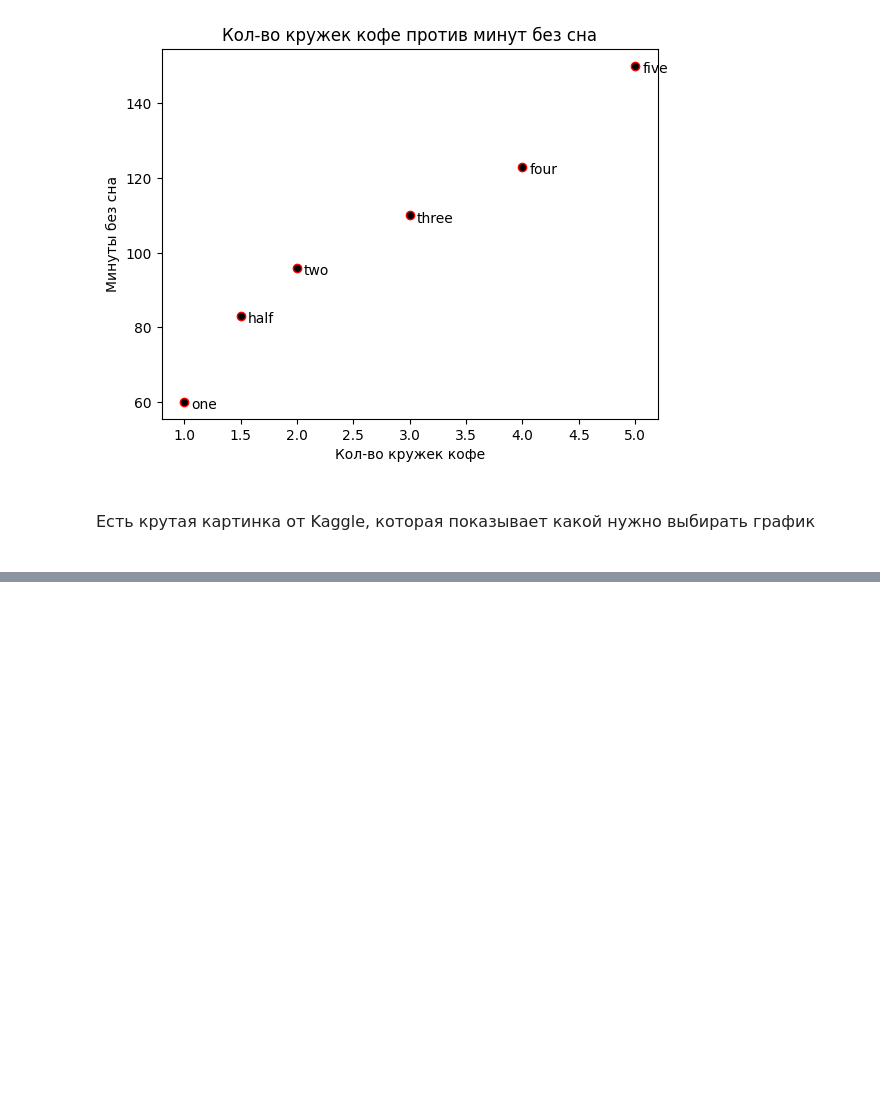
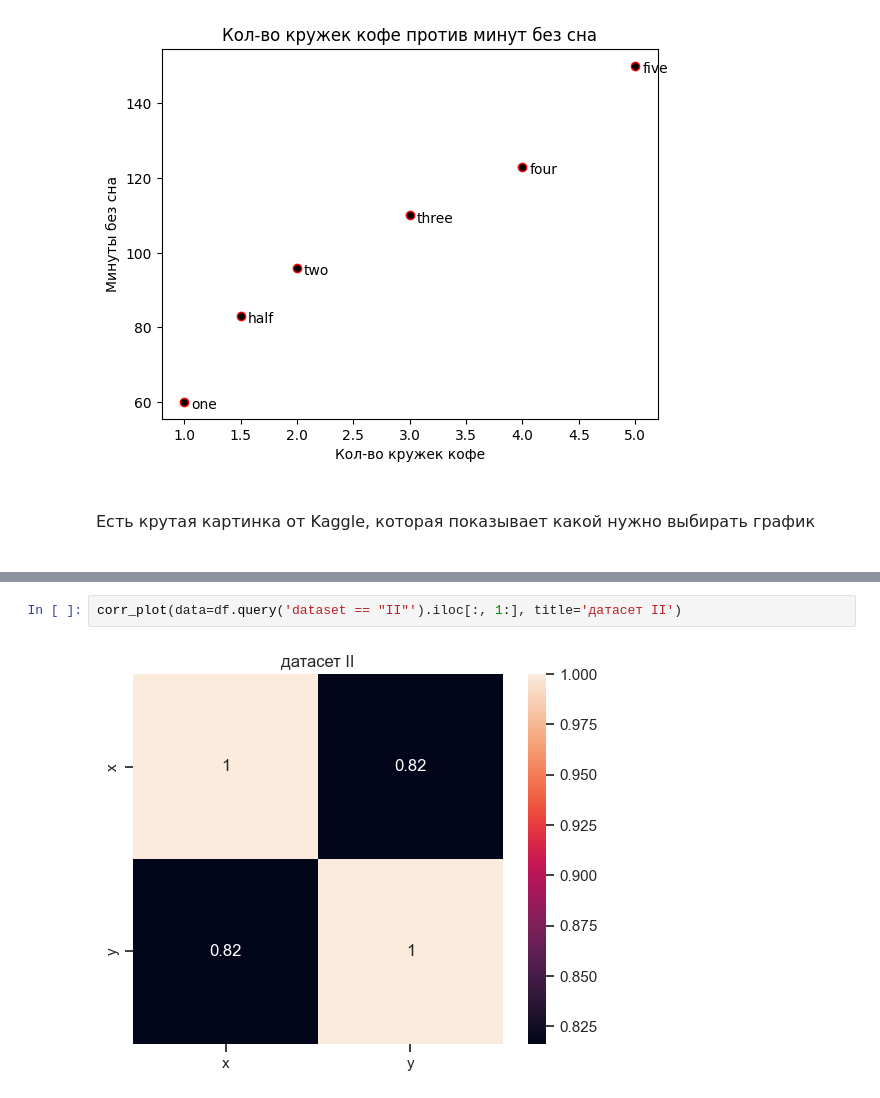
Before and after one commit to 1mmo/data-analysis-handbook, a Jupyter notebook: handbook/Working with data/visualization.ipynb, the cells around one changed output, grey strips where cells are left out. Drawn from its saved outputs; the diff is of its cells as text; blank space fills up the shorter version.

```diff
--- a/handbook/Working with data/visualization.ipynb
+++ b/handbook/Working with data/visualization.ipynb
@@ -113,0 +190,4 @@ plt.show()
+# %%
+corr_plot(data=df.query('dataset == "II"').iloc[:, 1:], title='датасет II')
+# %% [output]
+[figure, added]
```
Also changed, not shown: parts of 17 cells of this notebook, 2 other files.
